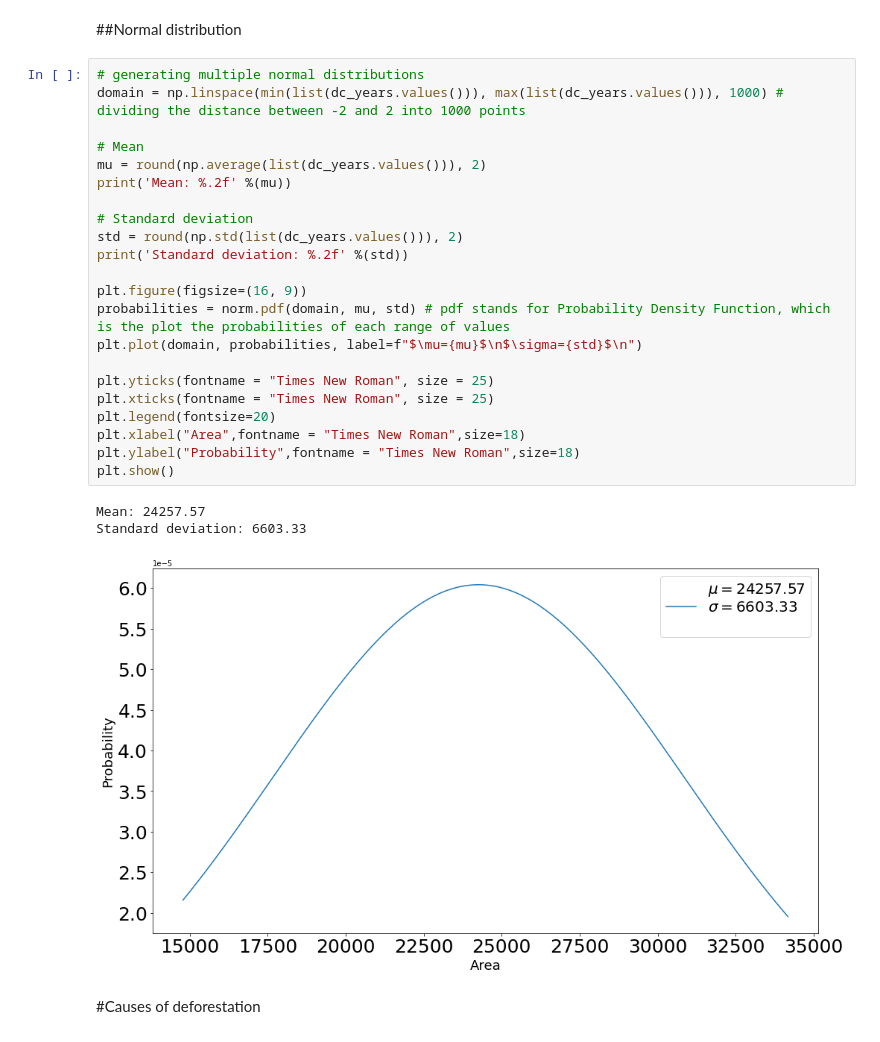
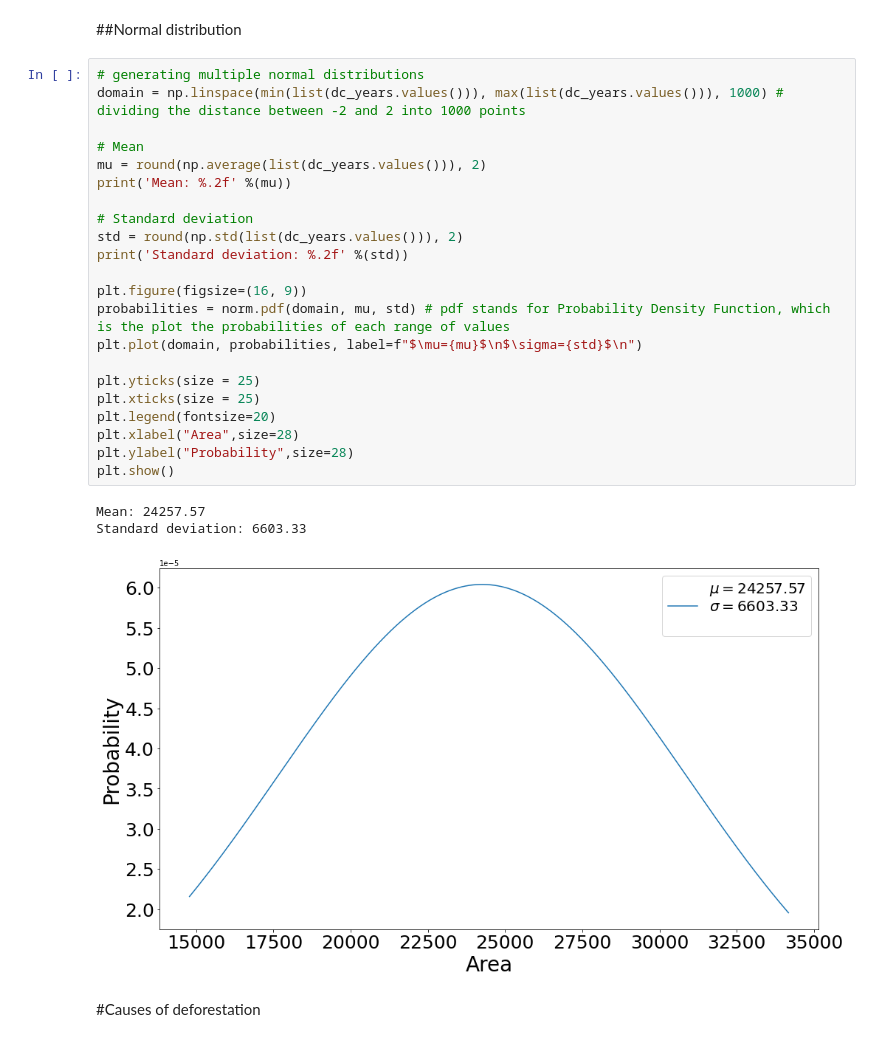
Before and after one commit to rafaegont1/Trabalho-Python, a Jupyter notebook: Trabalho.ipynb, the cells around one changed output. Saved outputs shown, nothing was run; the diff lists cells and outputs as text.

```diff
--- a/Trabalho.ipynb
+++ b/Trabalho.ipynb
@@ -65,29 +65,29 @@ plt.show()
 # %%
 # generating multiple normal distributions
 domain = np.linspace(min(list(dc_years.values())), max(list(dc_years.values())), 1000) # dividing the distance between -2 and 2 into 1000 points
 
 # Mean
 mu = round(np.average(list(dc_years.values())), 2)
 print('Mean: %.2f' %(mu))
 
 # Standard deviation
 std = round(np.std(list(dc_years.values())), 2)
 print('Standard deviation: %.2f' %(std))
 
 plt.figure(figsize=(16, 9))
 probabilities = norm.pdf(domain, mu, std) # pdf stands for Probability Density Function, which is the plot the probabilities of each range of values
 plt.plot(domain, probabilities, label=f"$\mu={mu}$\n$\sigma={std}$\n")
 
-plt.yticks(fontname = "Times New Roman", size = 25)
-plt.xticks(fontname = "Times New Roman", size = 25)
+plt.yticks(size = 25)
+plt.xticks(size = 25)
 plt.legend(fontsize=20)
-plt.xlabel("Area",fontname = "Times New Roman",size=18)
-plt.ylabel("Probability",fontname = "Times New Roman",size=18)
+plt.xlabel("Area",size=28)
+plt.ylabel("Probability",size=28)
 plt.show()
 # %% [output]
 Mean: 24257.57
 Standard deviation: 6603.33
-[figure, old version]
+[figure, new version]
 # %% [markdown]
 #Causes of deforestation
 # %% [markdown]
```
Also changed, not shown: parts of 2 cells of this notebook.
